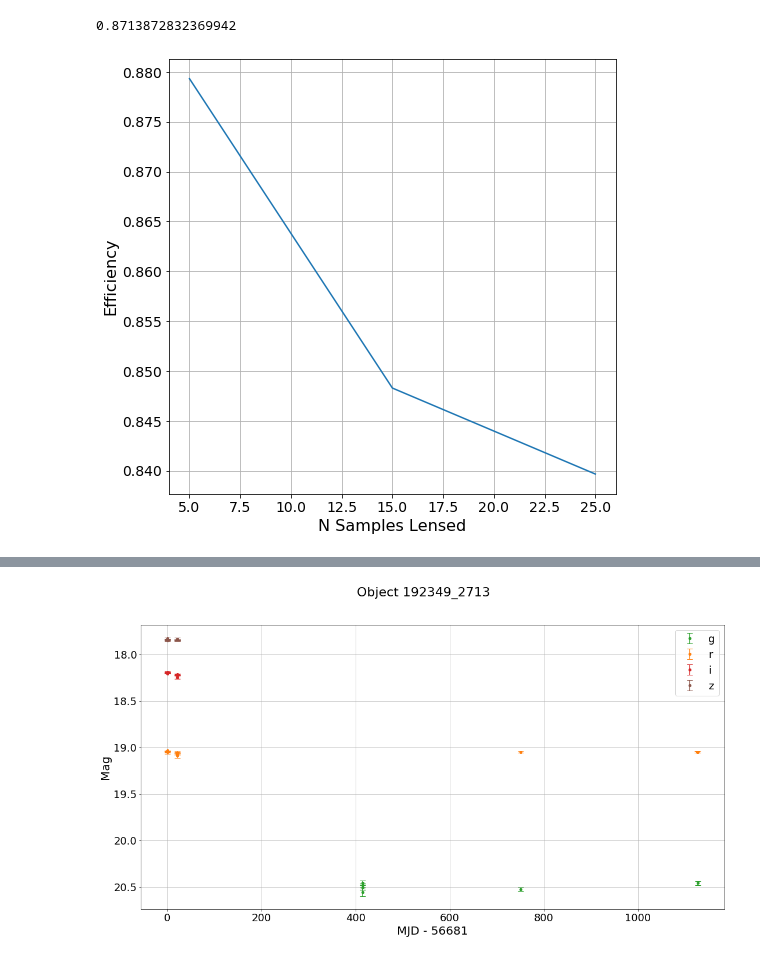
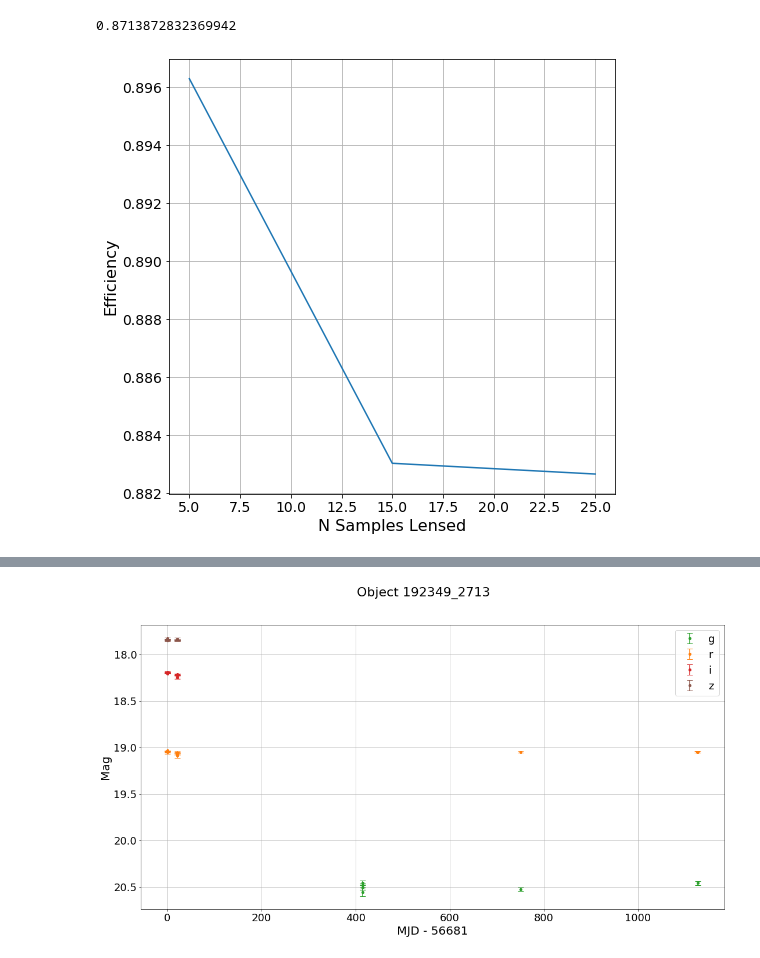
Before and after one commit to adriansh95/StringMicrolensing, a Jupyter notebook: inject_signal_nsc.ipynb, the cells around one changed output, grey strips where cells are left out. Drawn from its saved outputs; the diff is of its cells as text; code cells hidden in the pictures.

```diff
--- a/inject_signal_nsc.ipynb
+++ b/inject_signal_nsc.ipynb
@@ -130,18 +130,18 @@ calculate_efficiency(lc, -2.5 * np.log10(2), 2, .13)
 # %%
 results_dir = "/dlusers/adriansh/work/analyses/results/experiment/"
 
-# eff_n = [calculate_efficiency(lc, -2.5 * np.log10(2), n, .11) for n in tqdm(np.arange(5, 35, 10))]
+eff_n = [calculate_efficiency(lc, -2.5 * np.log10(2), n, .11) for n in tqdm(np.arange(5, 35, 10))]
 fig, ax = plt.subplots(figsize=(8, 8))
 ax.plot(np.arange(5, 35, 10), eff_n)
 ax.set_xlabel("N Samples Lensed", fontsize=16)
 ax.set_ylabel("Efficiency", fontsize=16)
 # ax.set_title("Fraction of Stars With Stable Baseline", fontsize=22)
 ax.tick_params(labelsize=14)
 ax.grid(visible=True)
 fig.savefig(f"{fig_dir}efficiency_v_n_lensed.png")
 plt.show(fig)
 # %% [output]
-[figure, old version]
+[figure, new version]
 # %%
 bandwidths = np.arange(0.05, 0.15, 0.01)
 n_bg = np.zeros(bandwidths.shape)
```
Also changed, not shown: parts of 7 cells of this notebook, 1 other file.
